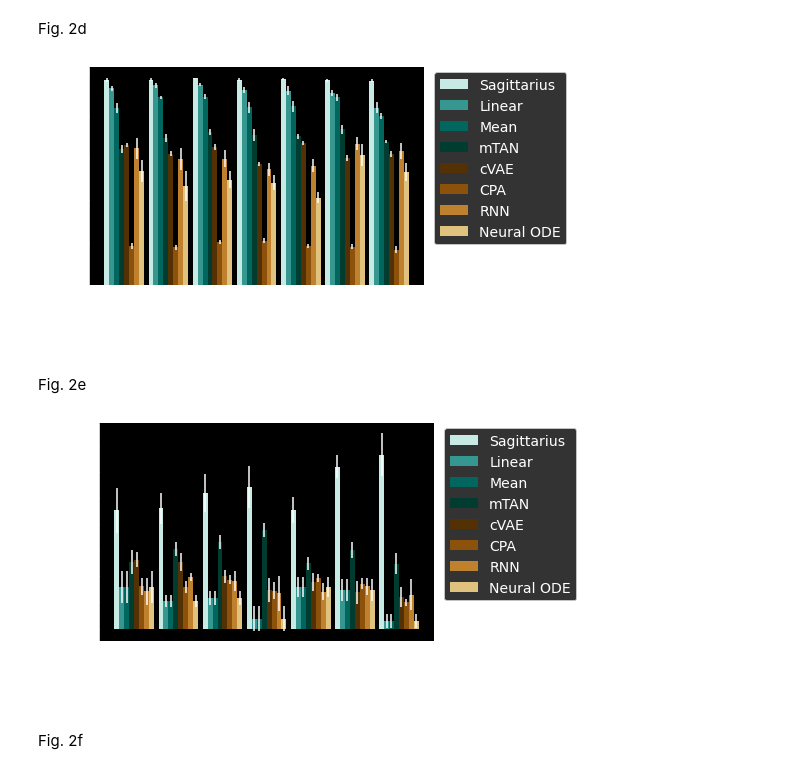
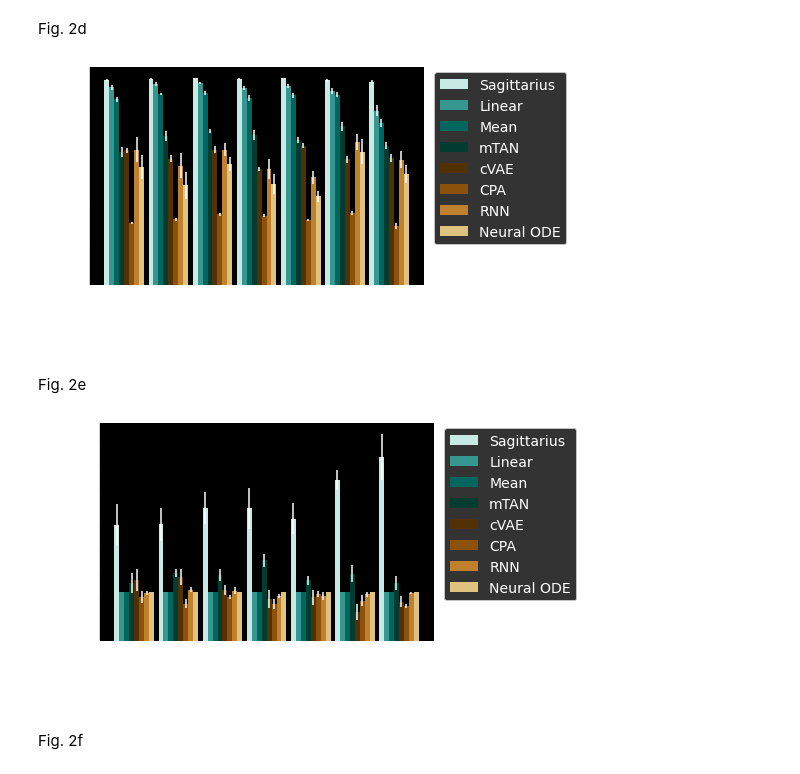
Before and after one commit to addiewc/Sagittarius, a Jupyter notebook: figures/reproduce_figure_2.ipynb, the cells around one changed output. Drawn from its saved outputs; the diff is of its cells as text; code cells hidden in the pictures.

```diff
--- a/figures/reproduce_figure_2.ipynb
+++ b/figures/reproduce_figure_2.ipynb
@@ -132,17 +112,17 @@ findfont: Font family ['Helvetica'] not found. Falling back to DejaVu Sans.
 # %% [markdown]
 Fig. 2d
 # %%
-plot_EvoDevo_extrapolation_model_performances('spearman_rank_by_genes', by_species=False)
+plot_EvoDevo_extrapolation_model_performances('pearson_compare_genes', by_species=False)
 plt.savefig(fig_dir + 'figure_2d.pdf')
 # %% [output]
-[figure, old version]
+[figure, new version]
 # %% [markdown]
 Fig. 2e
 # %%
-plot_EvoDevo_extrapolation_model_performances('spearman_rank_by_times', by_species=False)
+plot_EvoDevo_extrapolation_model_performances('pearson_compare_times', by_species=False)
 plt.savefig(fig_dir + 'figure_2e.pdf')
 # %% [output]
-[figure, old version]
+[figure, new version]
 # %% [markdown]
 Fig. 2f
 # %%
```
Also changed, not shown: parts of 4 cells of this notebook, 6 other files.
